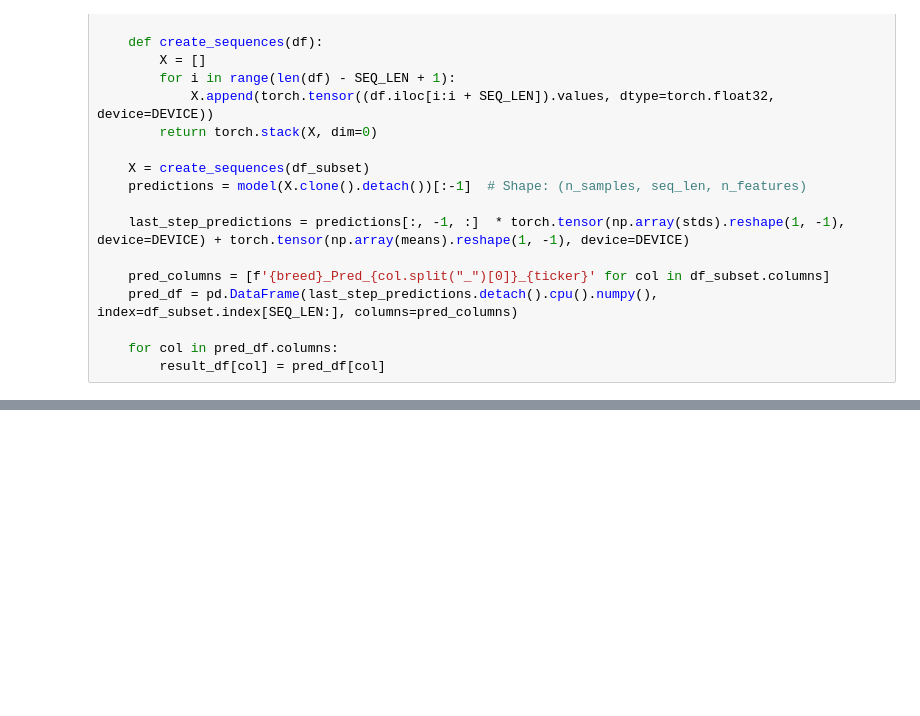
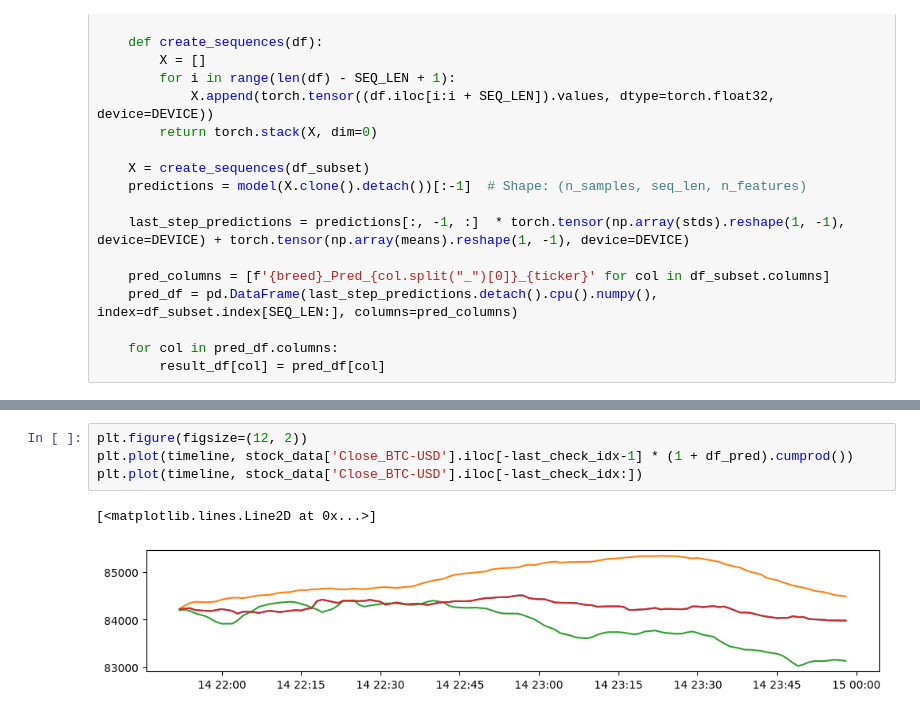
Before and after one commit to IlayeeSade/TINGS, a Jupyter notebook: Stock_methods.ipynb, the cells around one changed output, grey strips where cells are left out. Drawn from its saved outputs; the diff is of its cells as text; blank space fills up the shorter version.

```diff
--- a/Stock_methods.ipynb
+++ b/Stock_methods.ipynb
@@ -286,0 +308,7 @@ plt.show()
+# %%
+plt.figure(figsize=(12, 2))
+plt.plot(timeline, stock_data['Close_BTC-USD'].iloc[-last_check_idx-1] * (1 + df_pred).cumprod())
+plt.plot(timeline, stock_data['Close_BTC-USD'].iloc[-last_check_idx:])
+# %% [output]
+[<matplotlib.lines.Line2D at 0x...>]
+[figure, added]
```
Also changed, not shown: parts of 20 cells of this notebook.
